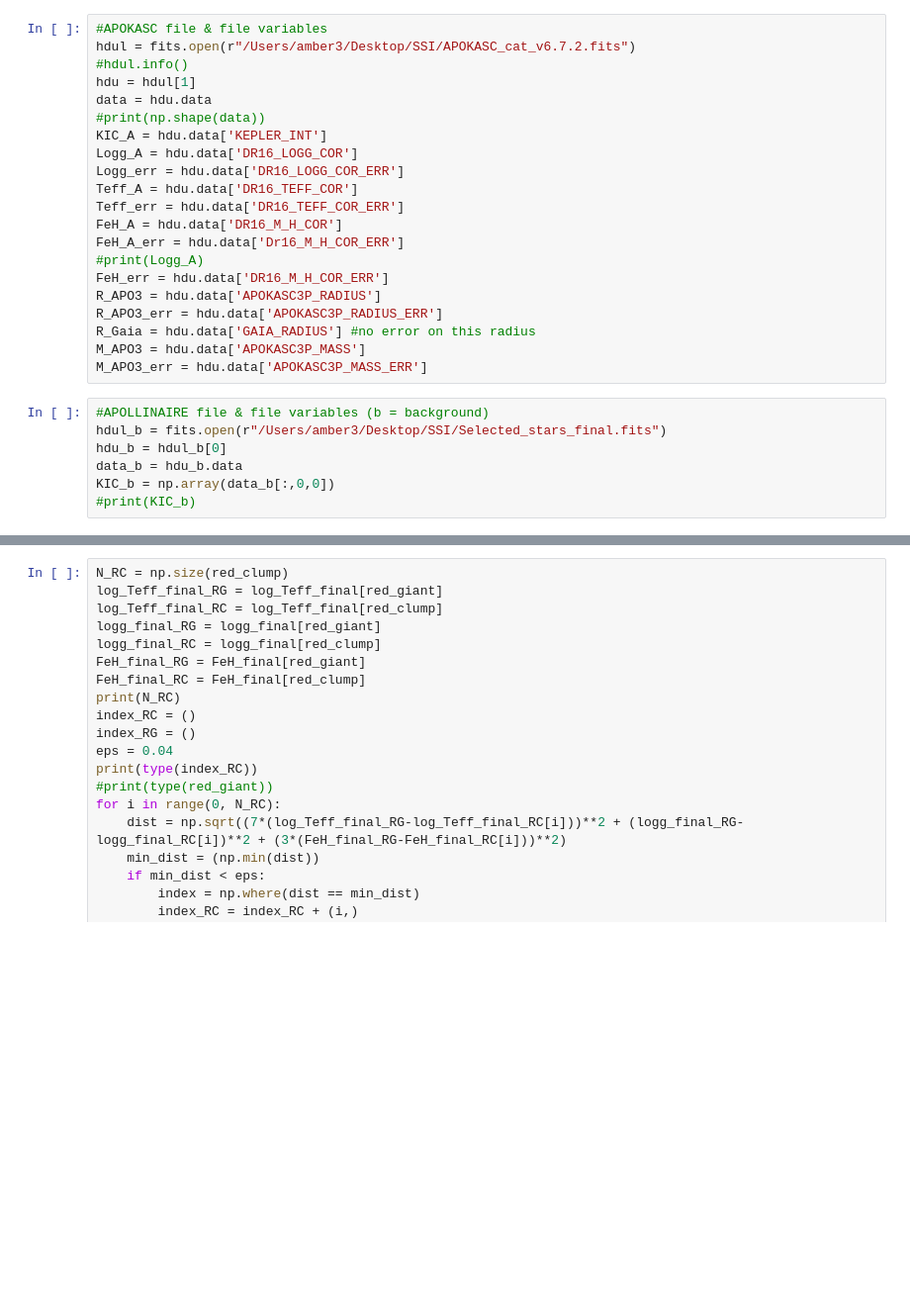
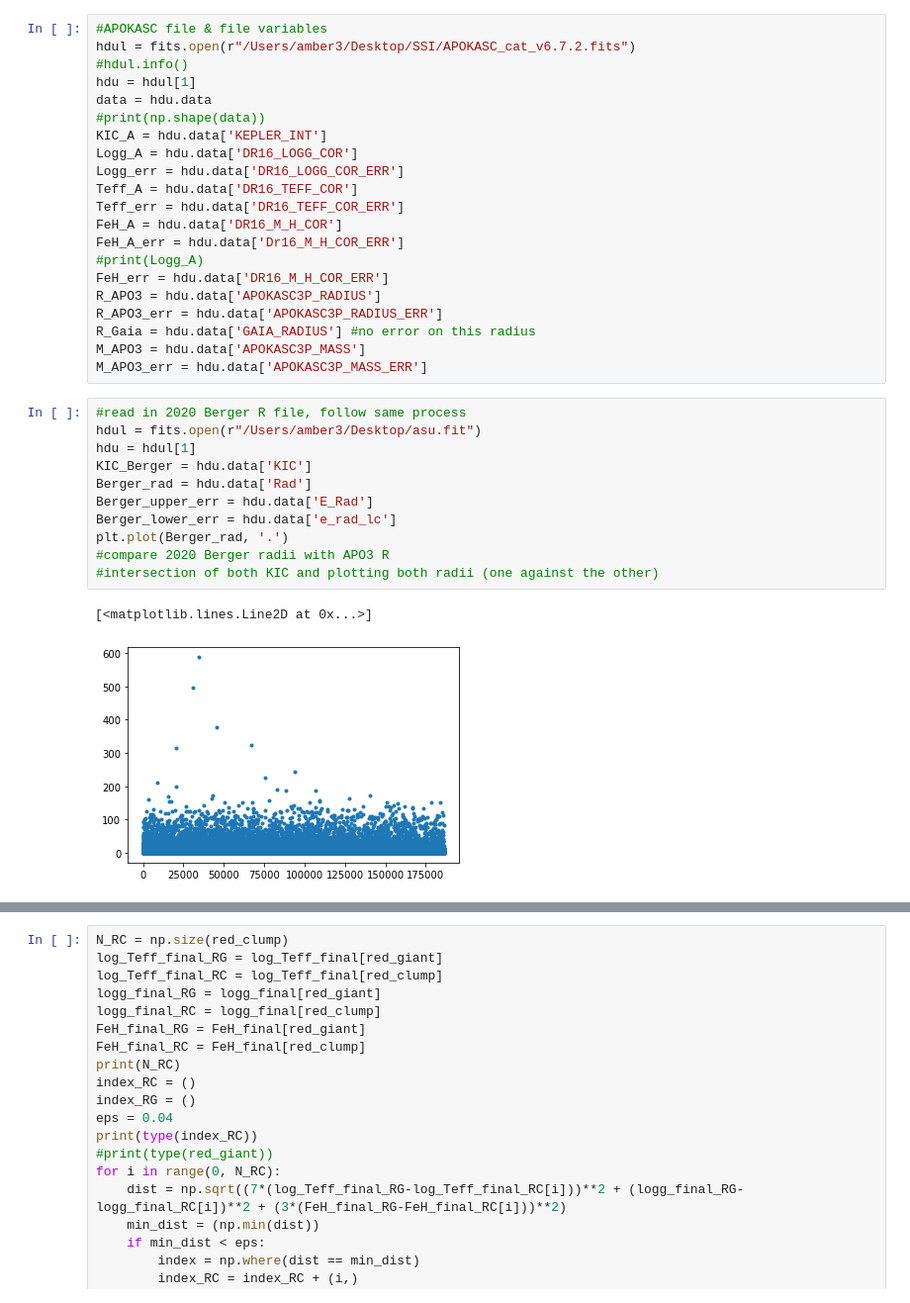
Before and after one commit to pollygecko/sharing-APOGEE_APOKASC, a Jupyter notebook: APOKASC Updated Radii Analysis.ipynb, the cells around one changed output, grey strips where cells are left out. Shown at 99% size. Cells and saved outputs as stored; diff of their text form; blank space fills up the shorter version.

```diff
--- a/APOKASC Updated Radii Analysis.ipynb
+++ b/APOKASC Updated Radii Analysis.ipynb
@@ -26,10 +26,17 @@ R_APO3_err = hdu.data['APOKASC3P_RADIUS_ERR']
 R_Gaia = hdu.data['GAIA_RADIUS'] #no error on this radius
 M_APO3 = hdu.data['APOKASC3P_MASS']
 M_APO3_err = hdu.data['APOKASC3P_MASS_ERR']
-# %%
-#APOLLINAIRE file & file variables (b = background)
-hdul_b = fits.open(r"/Users/amber3/Desktop/SSI/Selected_stars_final.fits")
-hdu_b = hdul_b[0]
-data_b = hdu_b.data
-KIC_b = np.array(data_b[:,0,0])
-#print(KIC_b)
+# %%
+#read in 2020 Berger R file, follow same process
+hdul = fits.open(r"/Users/amber3/Desktop/asu.fit")
+hdu = hdul[1]
+KIC_Berger = hdu.data['KIC']
+Berger_rad = hdu.data['Rad']
+Berger_upper_err = hdu.data['E_Rad']
+Berger_lower_err = hdu.data['e_rad_lc']
+plt.plot(Berger_rad, '.')
+#compare 2020 Berger radii with APO3 R
+#intersection of both KIC and plotting both radii (one against the other)
+# %% [output]
+[<matplotlib.lines.Line2D at 0x...>]
+[figure, added]
```
Also changed, not shown: parts of 7 cells of this notebook.
